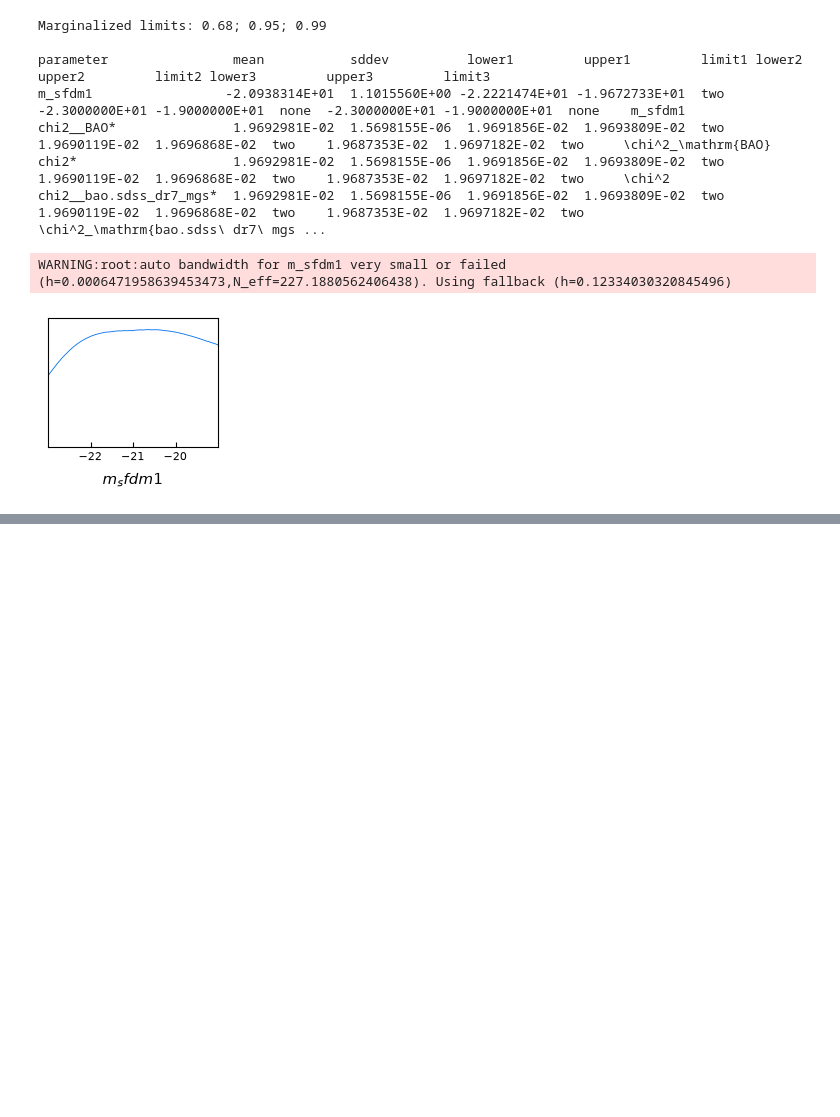
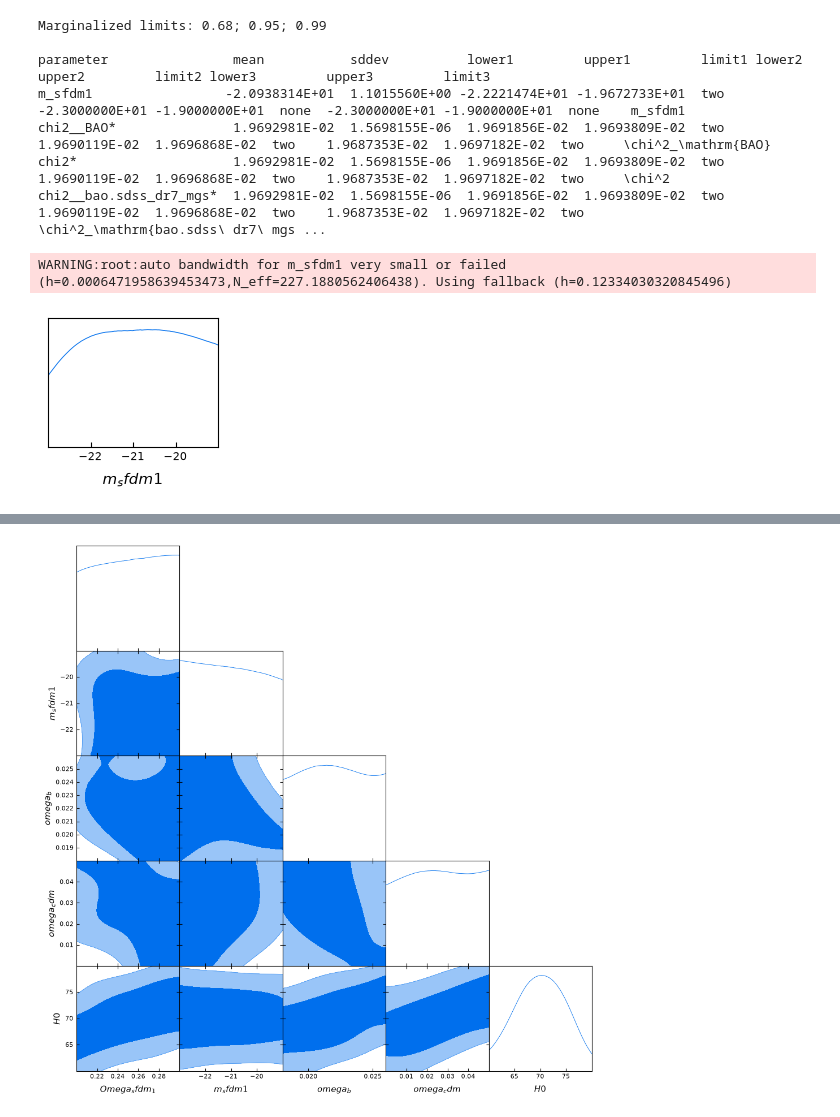
Before and after one commit to CosmoStats/ejercicios-jcim28, a Jupyter notebook: cobaya_tests/Cobaya_tests.ipynb, the cells around one changed output, grey strips where cells are left out. Saved outputs shown, nothing was run; the diff lists cells and outputs as text; code cells hidden in the pictures; blank space fills up the shorter version.

```diff
--- a/cobaya_tests/Cobaya_tests.ipynb
+++ b/cobaya_tests/Cobaya_tests.ipynb
@@ -123,3 +123,6 @@ g.triangle_plot(
 # %% [output]
 WARNING:root:auto bandwidth for m_sfdm1 very small or failed (h=0.0006471958639453473,N_eff=227.1880562406438). Using fallback (h=0.12334030320845496)
 [figure]
+# %%
+samples = loadMCSamples("./test_multi")
+print(samples.getMargeStats())
@@ -125,0 +145,7 @@ WARNING:root:auto bandwidth for m_sfdm1 very small or failed (h=0.00064719586394
+# %%
+g.triangle_plot(
+    [samples],
+    ['Omega_sfdm_1', 'm_sfdm1','omega_b', 'omega_cdm', 'H0'],
+    filled=True
+)
+# %% [output]
@@ -125,0 +153 @@ WARNING:root:auto bandwidth for m_sfdm1 very small or failed (h=0.00064719586394
+[figure, added]
```
Also changed, not shown: parts of 6 cells of this notebook, 20 other files.
